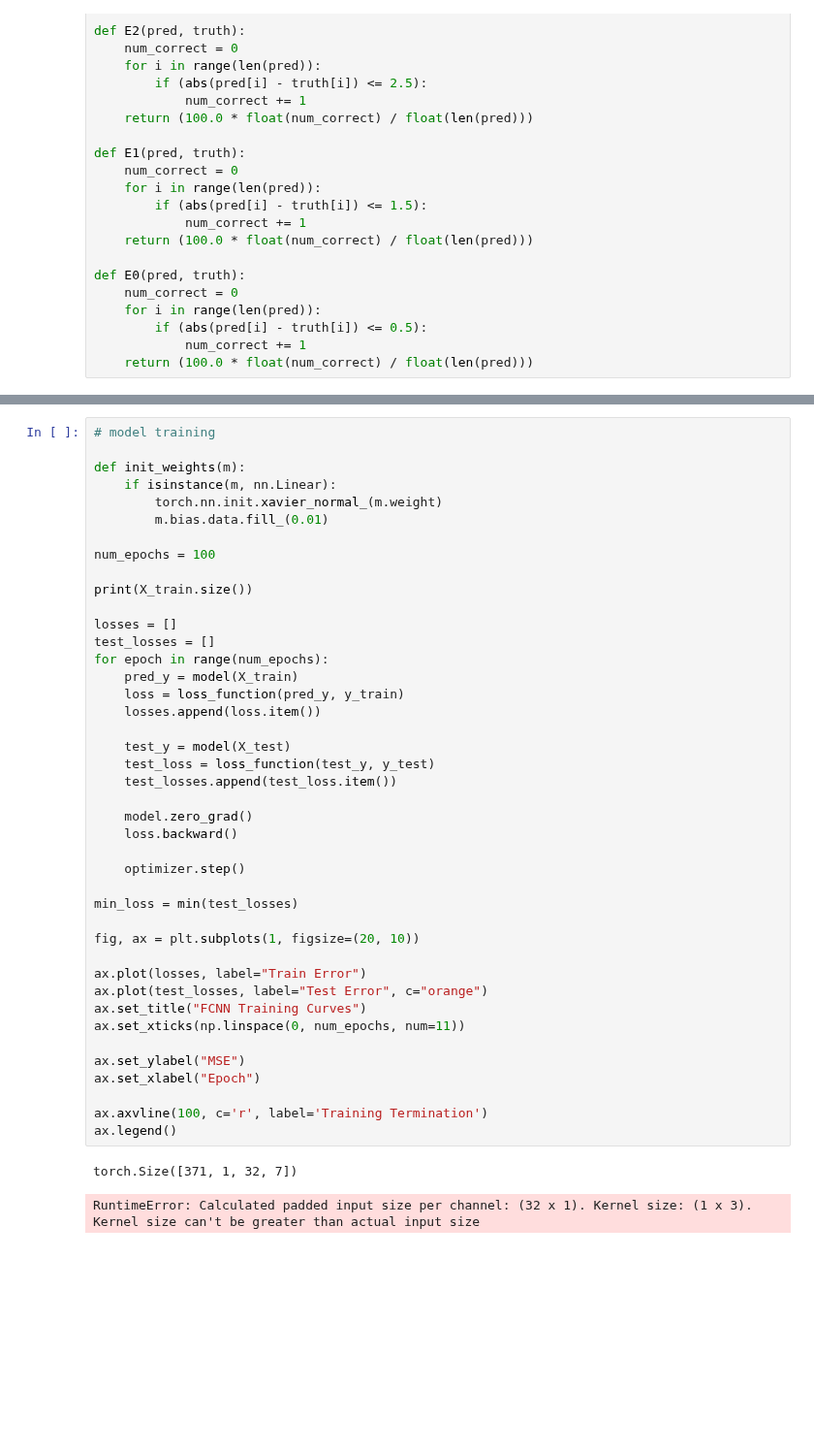
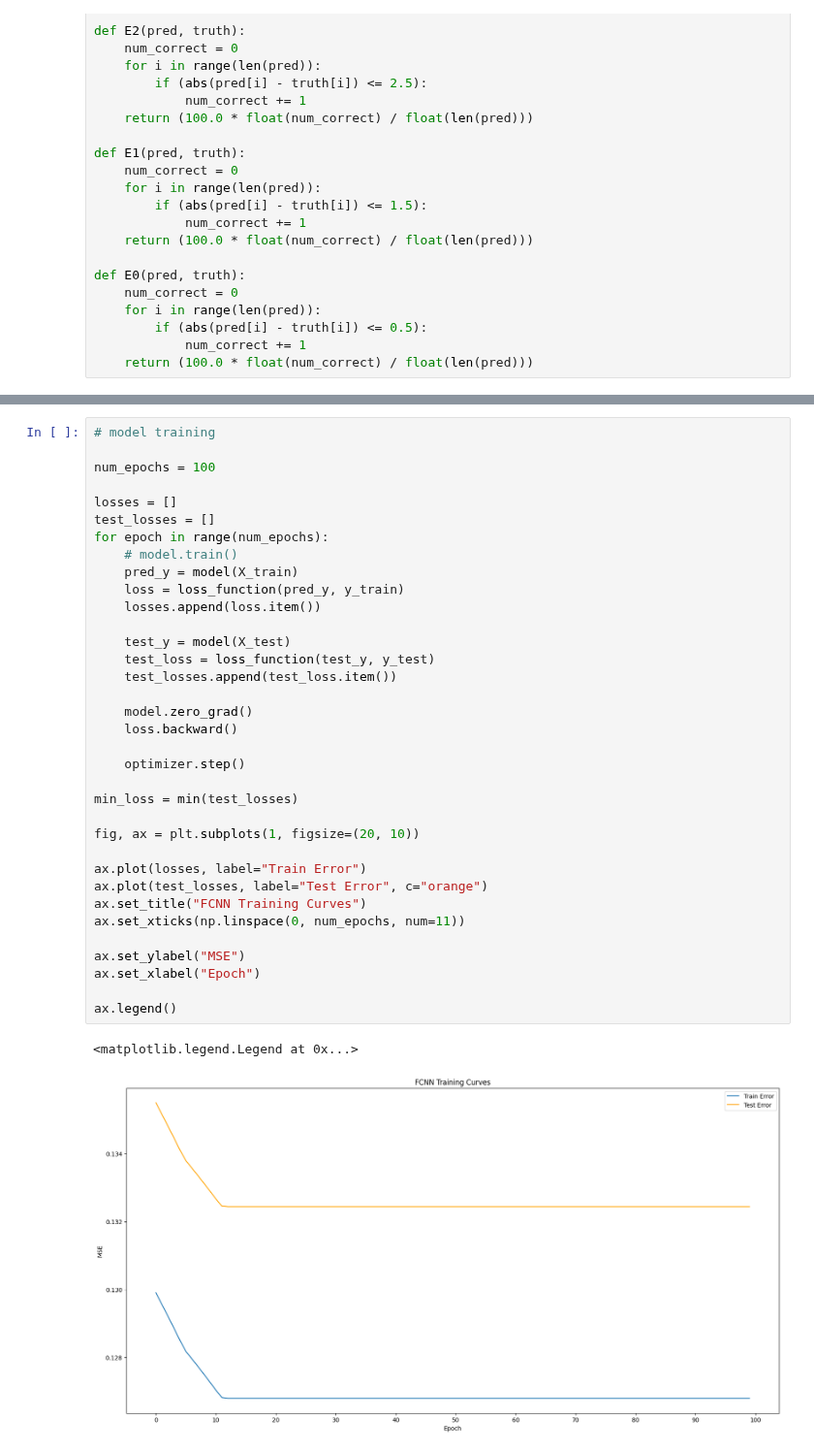
Before and after one commit to adarshramiyer/gAIt, a Jupyter notebook: time_series_models/torch_cnn_experimentation.ipynb, the cells around one changed output, grey strips where cells are left out. Shown at 97% size. Drawn from its saved outputs; the diff is of its cells as text; blank space fills up the shorter version.

```diff
--- a/time_series_models/torch_cnn_experimentation.ipynb
+++ b/time_series_models/torch_cnn_experimentation.ipynb
@@ -176,45 +209,38 @@ optimizer = torch.optim.AdamW(model.parameters(), lr=learning_rate)
 # %%
 # model training
 
-def init_weights(m):
-    if isinstance(m, nn.Linear):
-        torch.nn.init.xavier_normal_(m.weight)
-        m.bias.data.fill_(0.01)
-
 num_epochs = 100
-
-print(X_train.size())
 
 losses = []
 test_losses = []
 for epoch in range(num_epochs):
+    # model.train()
     pred_y = model(X_train)
     loss = loss_function(pred_y, y_train)
     losses.append(loss.item())
 
     test_y = model(X_test)
     test_loss = loss_function(test_y, y_test)
     test_losses.append(test_loss.item())
 
     model.zero_grad()
     loss.backward()
 
     optimizer.step()
 
 min_loss = min(test_losses)
 
 fig, ax = plt.subplots(1, figsize=(20, 10))
 
 ax.plot(losses, label="Train Error")
 ax.plot(test_losses, label="Test Error", c="orange")
 ax.set_title("FCNN Training Curves")
 ax.set_xticks(np.linspace(0, num_epochs, num=11))
 
 ax.set_ylabel("MSE")
 ax.set_xlabel("Epoch")
 
-ax.axvline(100, c='r', label='Training Termination')
 ax.legend()
 # %% [output]
-torch.Size([371, 1, 32, 7])
+<matplotlib.legend.Legend at 0x...>
-RuntimeError: Calculated padded input size per channel: (32 x 1). Kernel size: (1 x 3). Kernel size can't be greater than actual input size
+[figure, added]
```
Also changed, not shown: parts of 4 cells of this notebook, 1 other file.
